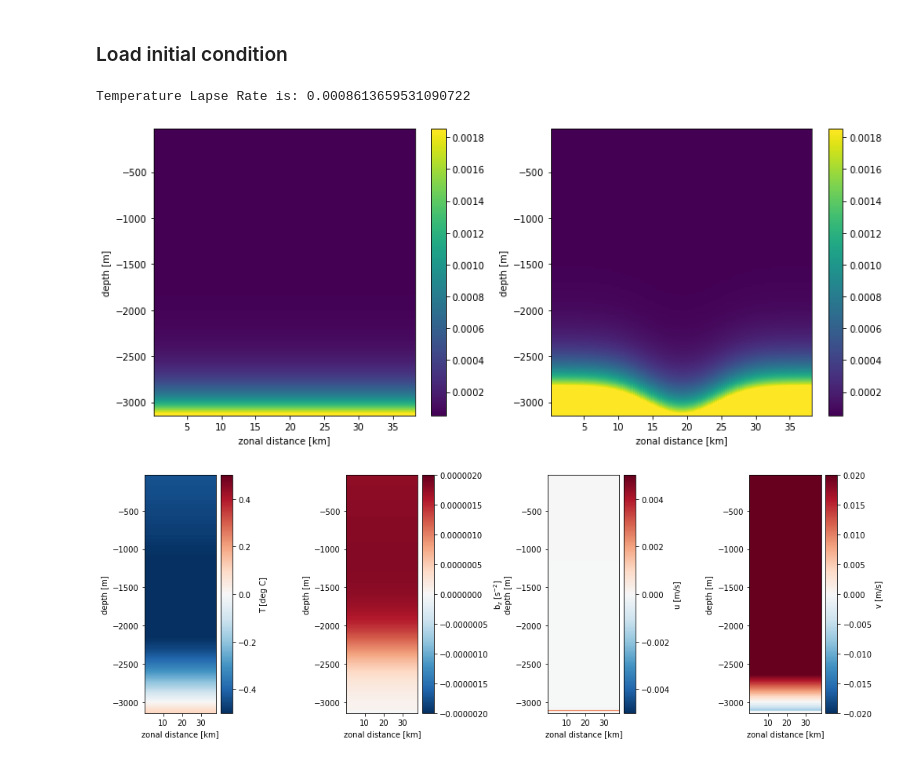
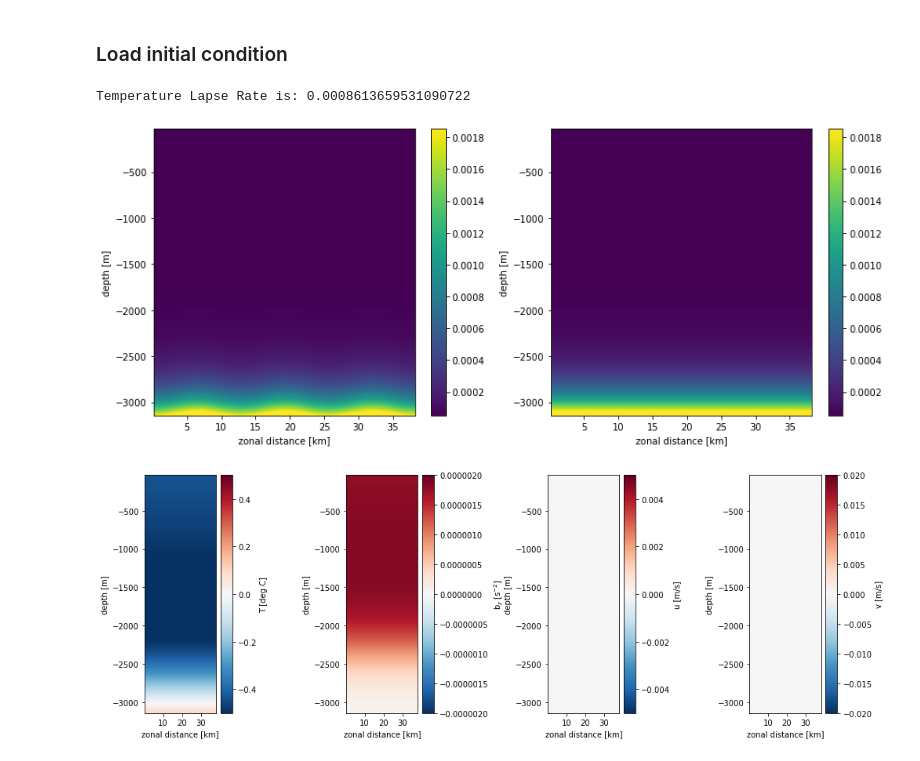
Before and after one commit to hdrake/bblturb, a Jupyter notebook: notebooks/config/gendata_bbl_steady.ipynb, the cells around one changed output. Saved outputs shown, nothing was run; the diff lists cells and outputs as text; code cells hidden in the pictures.

```diff
--- a/notebooks/config/gendata_bbl_steady.ipynb
+++ b/notebooks/config/gendata_bbl_steady.ipynb
@@ -8,9 +8,10 @@ from scipy.fftpack import fftn, ifftn
 ### Configuration options
 # %%
 rotatedFrame = True
-canyon = True
-hills = ''
+canyon = False
+hills = 'x-hills'
 
+Uinit = False
 plotting = True
 
 exp_names = {
@@ -89,6 +90,7 @@ print("Slope angle is: "+np.str(slopeAngle))
 
 Hbot = np.zeros_like(x)
 Hbot[0,:,:] = x[0,:,:]*mean_slope
+Hbot_flat = Hbot.copy()
 
 if hills == 'x-hills': Hbot += hill_height*(1. + np.cos(np.pi + 2*np.pi*x/xhill_length))
 elif hills == 'y-hills': Hbot += hill_height*(1. + np.cos(np.pi + 2*np.pi*y/yhill_length))
@@ -98,6 +100,7 @@ else: Hbot += hill_height
 if canyon: Hbot += canyon_depth*(1. - np.exp( -(y-Ly/2)**2 / (2*canyon_width**2)))
 
 Hbot = Hbot - (Hz - dz0)
+Hbot_flat = Hbot_flat - (Hz - dz0)
 if not(rotatedFrame): Hbot[:,:,0] = 0; Hbot[:,:,-1] = 0;
 
 if plotting:
@@ -148,10 +151,14 @@ T_1d = b_1d/(gravity*tAlpha)
 gamma = (N**2)/(gravity*tAlpha)
 gamma_eps = gamma*1.e-4
 
-U = np.interp(z - Hbot, z_1d, u_1d)
-V = np.interp(z - Hbot, z_1d, v_1d)
+if Uinit:
+    U = np.interp(z - Hbot_flat, z_1d, u_1d)
+    V = np.interp(z - Hbot_flat, z_1d, v_1d)
+else:
+    U = np.zeros((nz, ny, nx))
+    V = np.zeros((nz, ny, nx))
 if not(rotatedFrame): T = gamma * (z+Hz);
-else: T = np.interp(z - Hbot, z_1d, T_1d)
+else: T = np.interp(z - Hbot_flat, z_1d, T_1d)
 
 T += np.random.normal(size=(nz, ny, nx),scale=2.e-8)/(gravity*tAlpha) # Callies2018 initial perturbation
 
@@ -183,7 +190,7 @@ if plotting:
     plt.show()
 # %% [output]
 Temperature Lapse Rate is: 0.0008613659531090722
-[figure, old version]
+[figure, new version]
 # %%
 if plotting:
     plt.figure(figsize=(14,5))
@@ -192,35 +199,35 @@ if plotting:
     plt.pcolor(x[:,0,:]*1e-3,z[:,0,:],T[:,ny//2,:], cmap='RdBu_r')
     plt.xlabel('zonal distance [km]')
     plt.ylabel('depth [m]')
     plt.colorbar(label='T [deg C]')
     plt.clim([-0.5,0.5])
 
     plt.subplot(1,4,2)
-    bz = np.interp(z - Hbot, z_1d, bz_1d)
+    bz = np.interp(z - Hbot_flat, z_1d, bz_1d)
     plt.pcolor(x[:,0,:]*1e-3,z[:,0,:],bz[:,ny//2,:]+N**2, cmap='RdBu_r')
     plt.xlabel('zonal distance [km]')
     plt.ylabel('depth [m]')
     plt.colorbar(label=r'b$_{z}$ [s$^{-2}$]')
     plt.clim([-2e-6,2e-6])
 
     plt.subplot(1,4,3)
     plt.pcolor(x[:,0,:]*1e-3,z[:,0,:],U[:,ny//2,:], cmap='RdBu_r')
     plt.xlabel('zonal distance [km]')
     plt.ylabel('depth [m]')
     plt.colorbar(label='u [m/s]')
     plt.clim([-0.005,0.005])
 
     plt.subplot(1,4,4)
     plt.pcolor(x[:,0,:]*1e-3,z[:,0,:],V[:,ny//2,:], cmap='RdBu_r')
     plt.xlabel('zonal distance [km]')
     plt.ylabel('depth [m]')
     plt.colorbar(label='v [m/s]')
     plt.clim([-0.02,0.02])
 
     plt.tight_layout()
     plt.show()
 # %% [output]
-[figure, old version]
+[figure, new version]
 # %%
 # Reverse vertical axis so first index is at the surface and transpose axes
 U = U[::-1,:,:]
```
Also changed, not shown: parts of 2 cells of this notebook, 22 other files.
